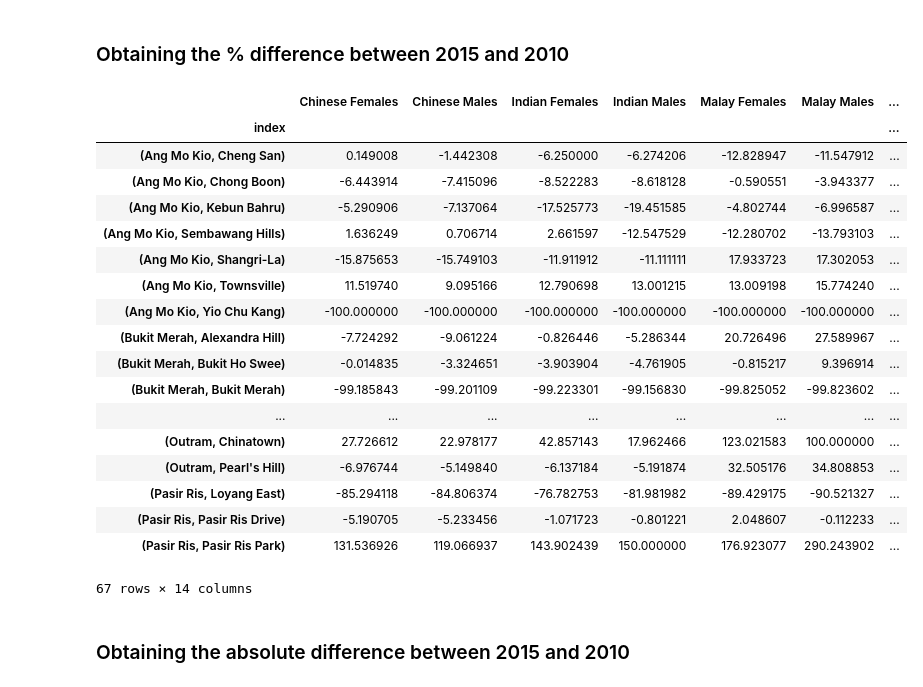
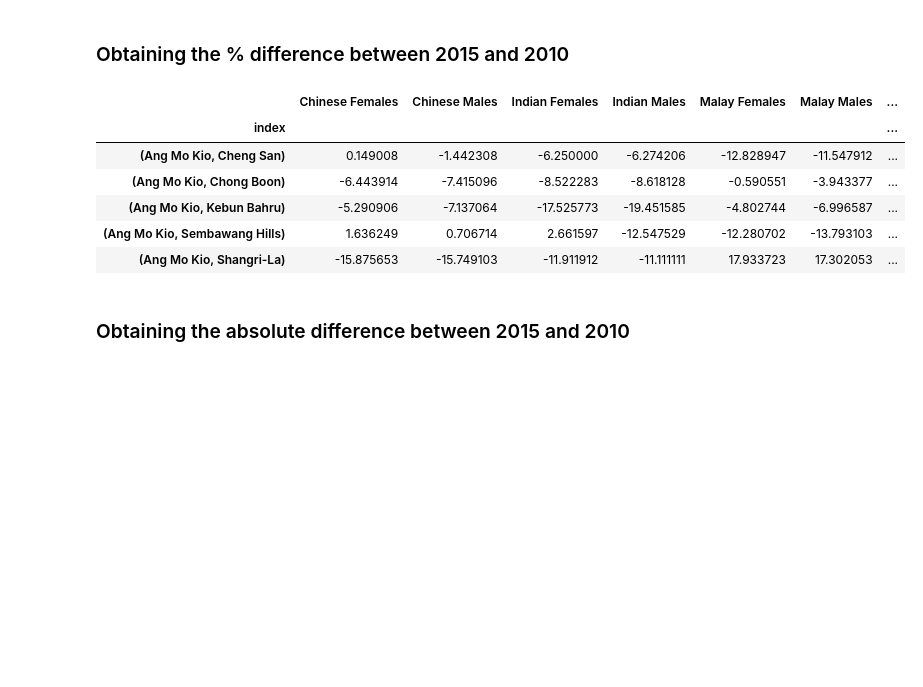
Before and after one commit to ongjx/BIA---Gerrymandering-Project, a Jupyter notebook: Household.ipynb, the cells around one changed output. Cells and saved outputs as stored; diff of their text form; code cells hidden in the pictures; blank space fills up the shorter version.

```diff
--- a/Household.ipynb
+++ b/Household.ipynb
@@ -325,27 +292,15 @@ data_2010_common = data_2010[data_2010['index'].isin(condition)].set_index("inde
 ### Obtaining the % difference between 2015 and 2010
 # %%
 perc_difference = (data_2015_common - data_2010_common)/data_2010_common * 100
-perc_difference
+perc_difference.head()
 # %% [output]
 |  | Chinese Females | Chinese Males | Indian Females | Indian Males | Malay Females | Malay Males | ... |
 | index |  |  |  |  |  |  | ... |
 | (Ang Mo Kio, Cheng San) | 0.149008 | -1.442308 | -6.250000 | -6.274206 | -12.828947 | -11.547912 | ... |
 | (Ang Mo Kio, Chong Boon) | -6.443914 | -7.415096 | -8.522283 | -8.618128 | -0.590551 | -3.943377 | ... |
 | (Ang Mo Kio, Kebun Bahru) | -5.290906 | -7.137064 | -17.525773 | -19.451585 | -4.802744 | -6.996587 | ... |
 | (Ang Mo Kio, Sembawang Hills) | 1.636249 | 0.706714 | 2.661597 | -12.547529 | -12.280702 | -13.793103 | ... |
 | (Ang Mo Kio, Shangri-La) | -15.875653 | -15.749103 | -11.911912 | -11.111111 | 17.933723 | 17.302053 | ... |
-| (Ang Mo Kio, Townsville) | 11.519740 | 9.095166 | 12.790698 | 13.001215 | 13.009198 | 15.774240 | ... |
-| (Ang Mo Kio, Yio Chu Kang) | -100.000000 | -100.000000 | -100.000000 | -100.000000 | -100.000000 | -100.000000 | ... |
-| (Bukit Merah, Alexandra Hill) | -7.724292 | -9.061224 | -0.826446 | -5.286344 | 20.726496 | 27.589967 | ... |
-| (Bukit Merah, Bukit Ho Swee) | -0.014835 | -3.324651 | -3.903904 | -4.761905 | -0.815217 | 9.396914 | ... |
-| (Bukit Merah, Bukit Merah) | -99.185843 | -99.201109 | -99.223301 | -99.156830 | -99.825052 | -99.823602 | ... |
-| ... | ... | ... | ... | ... | ... | ... | ... |
-| (Outram, Chinatown) | 27.726612 | 22.978177 | 42.857143 | 17.962466 | 123.021583 | 100.000000 | ... |
-| (Outram, Pearl's Hill) | -6.976744 | -5.149840 | -6.137184 | -5.191874 | 32.505176 | 34.808853 | ... |
-| (Pasir Ris, Loyang East) | -85.294118 | -84.806374 | -76.782753 | -81.981982 | -89.429175 | -90.521327 | ... |
-| (Pasir Ris, Pasir Ris Drive) | -5.190705 | -5.233456 | -1.071723 | -0.801221 | 2.048607 | -0.112233 | ... |
-| (Pasir Ris, Pasir Ris Park) | 131.536926 | 119.066937 | 143.902439 | 150.000000 | 176.923077 | 290.243902 | ... |
-67 rows × 14 columns
 # %% [markdown]
 ### Obtaining the absolute difference between 2015 and 2010
 # %%
```
Also changed, not shown: parts of 7 cells of this notebook.
